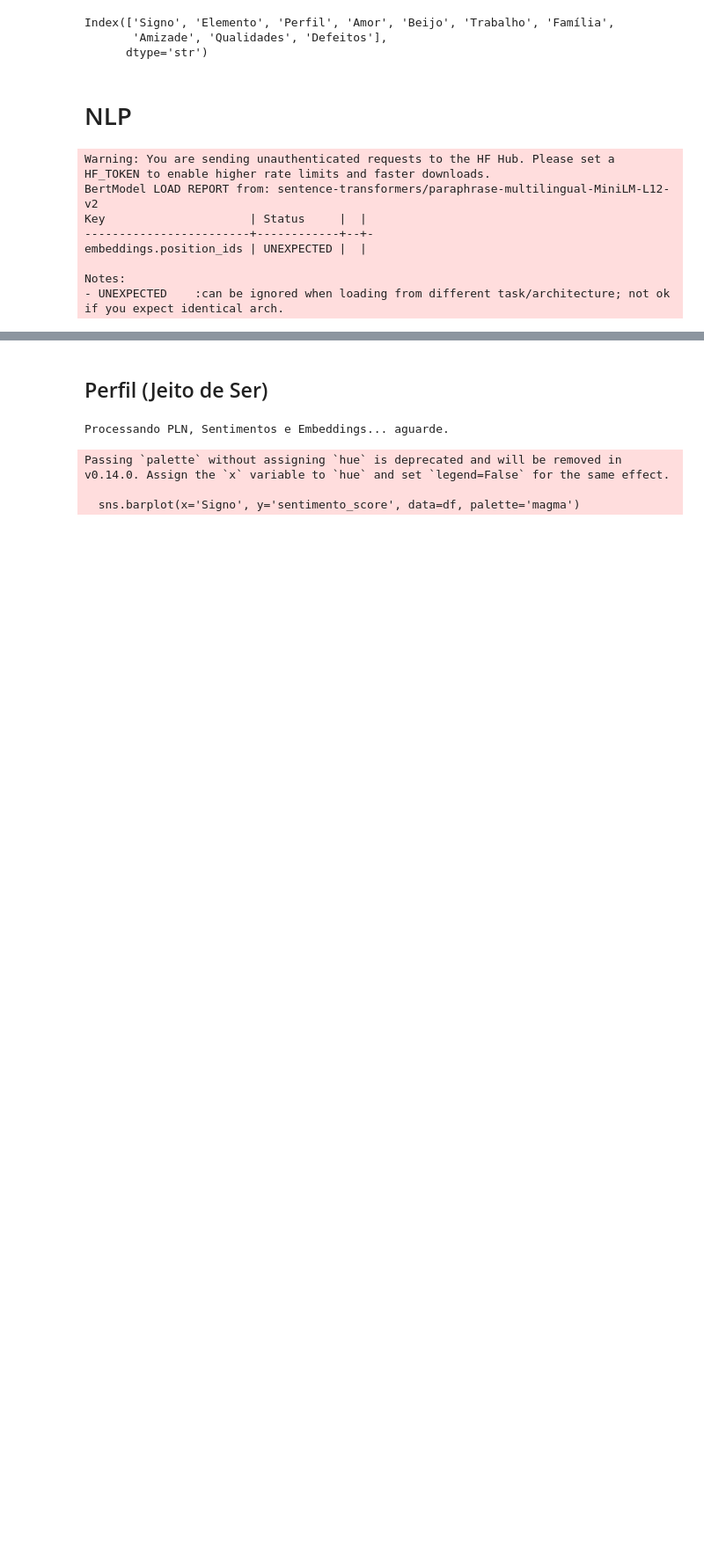
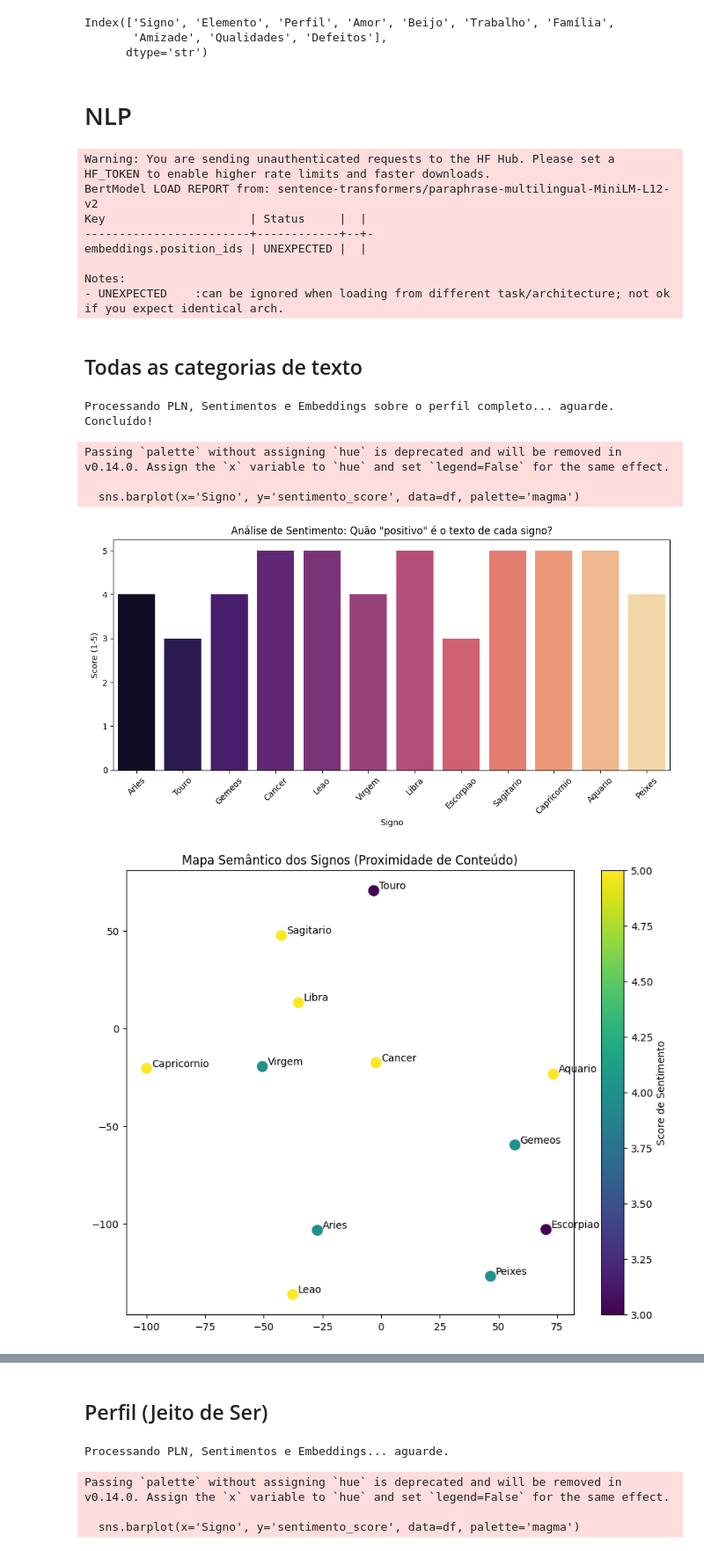
Before and after one commit to beabento/MDNE, a Jupyter notebook: MDNE_Parte_3 - Bea, Matheus, Leo.ipynb, the cells around one changed output, grey strips where cells are left out. Shown at 88% size. Cells and saved outputs as stored; diff of their text form; code cells hidden in the pictures; blank space fills up the shorter version.

```diff
--- a/MDNE_Parte_3 - Bea, Matheus, Leo.ipynb
+++ b/MDNE_Parte_3 - Bea, Matheus, Leo.ipynb
@@ -158,3 +140,5 @@ embeddings.position_ids | UNEXPECTED |  |
 
 Notes:
 - UNEXPECTED    :can be ignored when loading from different task/architecture; not ok if you expect identical arch.
+# %% [markdown]
+## Todas as categorias de texto
@@ -160,0 +161,76 @@ Notes:
+# %%
+print("Processando PLN, Sentimentos e Embeddings sobre o perfil completo... aguarde.")
+
+# Agora passamos apenas a coluna 'texto_para_ia'
+df_results = df_final['texto_para_ia'].apply(processar_dados)
+
+# Criando as novas colunas no DataFrame original
+df_final[['lemas', 'entidades', 'noun_chunks', 'sentencas', 'sentimento_score', 'embeddings']] = df_results
+
+print("Concluído!")
+# %% [output]
+Processando PLN, Sentimentos e Embeddings sobre o perfil completo... aguarde.
+Concluído!
+# %%
+# VISUALIZAÇÃO
+# GRÁFICO DE SENTIMENTOS
+df = df_final
+
+plt.figure(figsize=(12, 5))
+sns.barplot(x='Signo', y='sentimento_score', data=df, palette='magma')
+plt.title('Análise de Sentimento: Quão "positivo" é o texto de cada signo?')
+plt.ylabel('Score (1-5)')
+plt.xticks(rotation=45)
+plt.show()
+
+
+# MAPA SEMÂNTICO (TSNE)
+# CORREÇÃO AQUI: Convertendo a lista de embeddings em uma matriz NumPy 2D
+matrix_embeddings = np.vstack(df['embeddings'].values)
+
+# Redução de dimensionalidade
+tsne = TSNE(n_components=2, random_state=42, perplexity=min(5, len(df)-1), init='pca', learning_rate='auto')
+vis_dims = tsne.fit_transform(matrix_embeddings)
+
+plt.figure(figsize=(10, 8))
+plt.scatter(vis_dims[:, 0], vis_dims[:, 1], c=df['sentimento_score'], cmap='viridis', s=100)
+
+# Adicionar rótulos aos pontos
+for i, signo in enumerate(df['Signo']):
+    plt.annotate(signo, (vis_dims[i, 0], vis_dims[i, 1]), xytext=(5, 2), textcoords='offset points')
+
+plt.title('Mapa Semântico dos Signos (Proximidade de Conteúdo)')
+plt.colorbar(label='Score de Sentimento')
+plt.show()
+
+# DEMONSTRAÇÃO DOS RESULTADOS DE PLN
+print("\n" + "="*50)
+print("EXEMPLO DE PROCESSAMENTO DE LINGUAGEM NATURAL (Áries)")
+print("="*50)
+exemplo = df.iloc[0]
+print(f"Signo: {exemplo['Signo']}")
+print(f"\n1. Sentenças (primeiras 2): {exemplo['sentencas'][:2]}")
+print(f"\n2. Entidades Nomeadas (NER): {exemplo['entidades']}")
+print(f"\n3. Noun Chunks (primeiros 5): {exemplo['noun_chunks'][:5]}")
+print(f"\n4. Lemas (primeiros 10 sem stopwords): {exemplo['lemas'][:10]}")
+
+from sklearn.metrics.pairwise import cosine_similarity
+
+# 1. Calcular a matriz de similaridade entre todos os embeddings
+# np.stack transforma a coluna de listas em uma matriz 2D
+sim_matrix = cosine_similarity(np.stack(df['embeddings'].values))
+
+# 2. Criar o Heatmap
+plt.figure(figsize=(12, 10))
+sns.heatmap(sim_matrix, annot=True, fmt=".2f", cmap='YlGnBu',
+            xticklabels=df['Signo'].values,
+            yticklabels=df['Signo'].values)
+
+plt.title('Matriz de Similaridade Semântica entre os Signos')
+plt.show()
+# %% [output]
+Passing `palette` without assigning `hue` is deprecated and will be removed in v0.14.0. Assign the `x` variable to `hue` and set `legend=False` for the same effect.
+
+  sns.barplot(x='Signo', y='sentimento_score', data=df, palette='magma')
+[figure, added]
+[figure, added]
```
Also changed, not shown: parts of 25 cells of this notebook.
